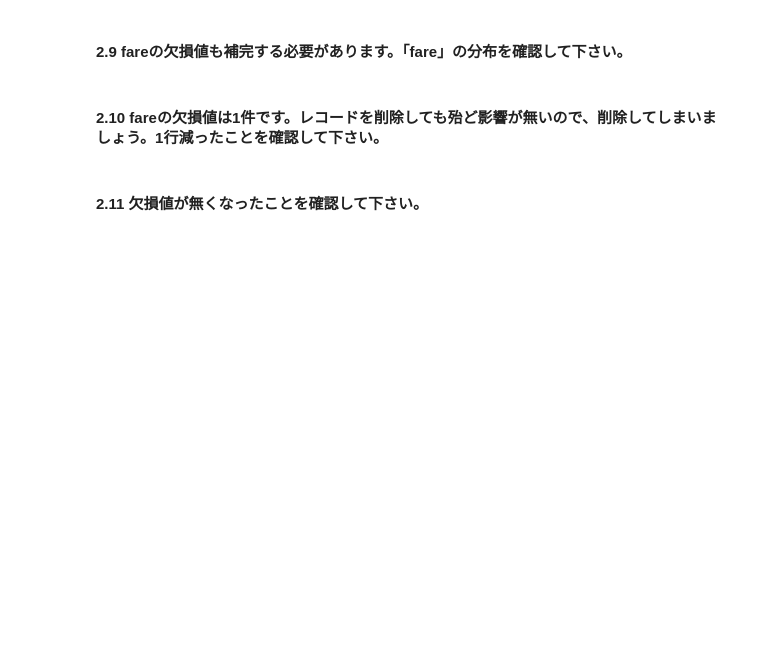
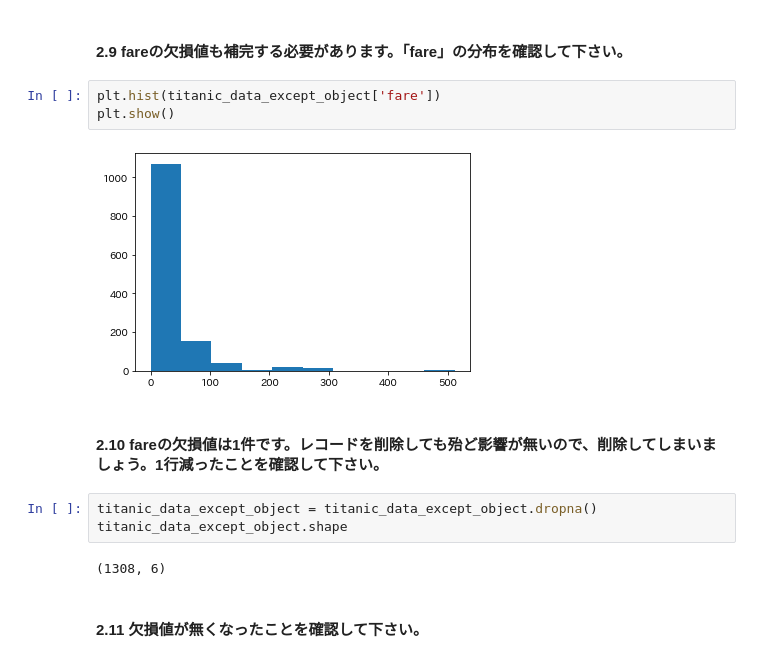
Before and after one commit to kaigitt/GoogleColab, a Jupyter notebook: 教師あり学習の全体像・手法_editor_ipynb_のコピー.ipynb, the cells around one changed output. Drawn from its saved outputs; the diff is of its cells as text; blank space fills up the shorter version.

```diff
--- a/教師あり学習の全体像・手法_editor_ipynb_のコピー.ipynb
+++ b/教師あり学習の全体像・手法_editor_ipynb_のコピー.ipynb
@@ -105,6 +244,16 @@ titanic_data.dtypes
 # %% [markdown]
 #### 2.9 fareの欠損値も補完する必要があります。「fare」の分布を確認して下さい。
+# %%
+plt.hist(titanic_data_except_object['fare'])
+plt.show()
+# %% [output]
+[figure, added]
 # %% [markdown]
 #### 2.10 fareの欠損値は1件です。レコードを削除しても殆ど影響が無いので、削除してしまいましょう。1行減ったことを確認して下さい。
+# %%
+titanic_data_except_object = titanic_data_except_object.dropna()
+titanic_data_except_object.shape
+# %% [output]
+(1308, 6)
 # %% [markdown]
 #### 2.11 欠損値が無くなったことを確認して下さい。
```
Also changed, not shown: parts of 32 cells of this notebook.
